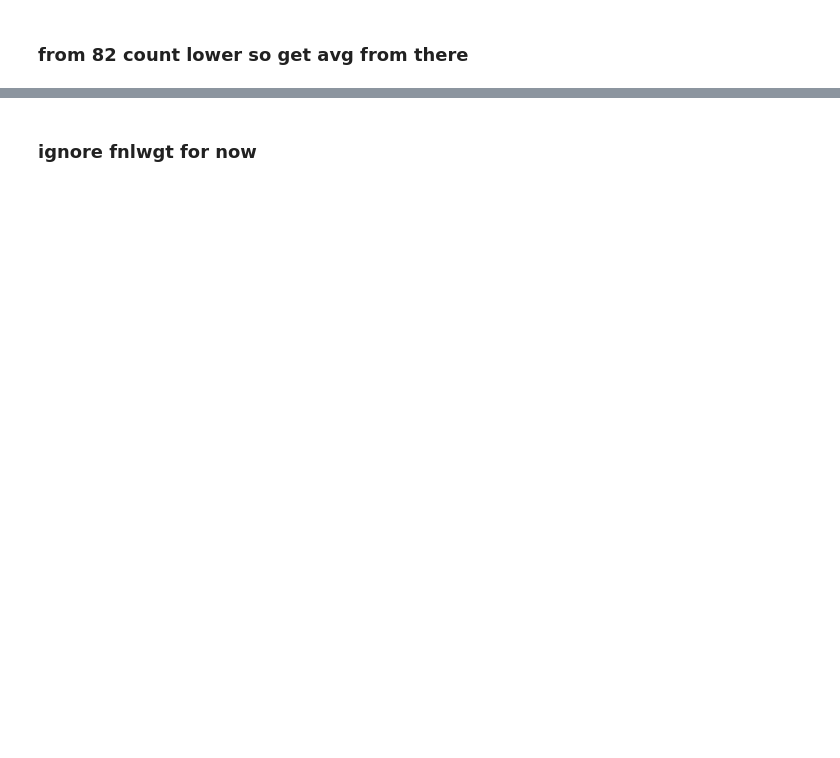
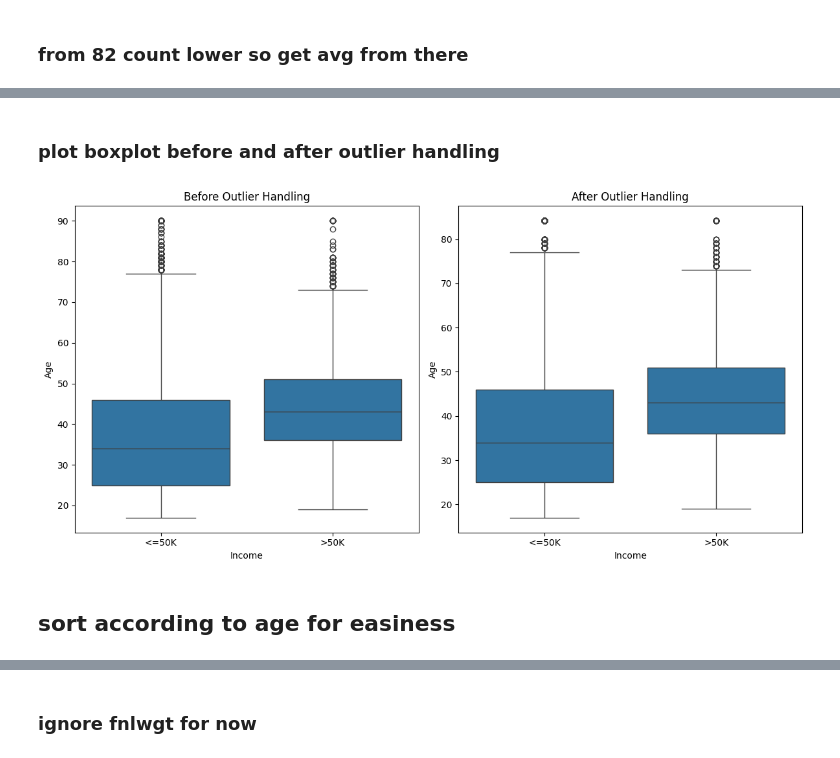
Before and after one commit to ThiseniSenethma/Prediction-of-income-per-year-based-on-Census-Data-with-Na-ve-Bayes-and-Random-Forest-Classification, a Jupyter notebook: ML_cw.ipynb, the cells around one changed output, grey strips where cells are left out. Saved outputs shown, nothing was run; the diff lists cells and outputs as text; code cells hidden in the pictures; blank space fills up the shorter version.

```diff
--- a/ML_cw.ipynb
+++ b/ML_cw.ipynb
@@ -377,0 +408,24 @@ plt.show()
+# %% [markdown]
+### plot boxplot before and after outlier handling
+# %%
+# Create subplots with 1 row and 2 columns
+fig, axes = plt.subplots(1, 2, figsize=(12, 6))
+
+# Plot Age vs Income using a box plot before handling class imbalance
+sns.boxplot(x=y.columns[0], y=X.columns[0], data=pd.concat([X, y], axis=1), ax=axes[0])
+axes[0].set_title('Before Outlier Handling')
+axes[0].set_xlabel('Income')
+axes[0].set_ylabel('Age')
+
+# Plot Age vs Income using a box plot after handling class imbalance
+sns.boxplot(x=y.columns[0], y='age', data=merged_data, ax=axes[1])
+axes[1].set_title('After Outlier Handling')
+axes[1].set_xlabel('Income')
+axes[1].set_ylabel('Age')
+
+plt.tight_layout()
+plt.show()
+# %% [output]
+[figure, added]
+# %% [markdown]
+## sort according to age for easiness
```
Also changed, not shown: parts of 56 cells of this notebook.
